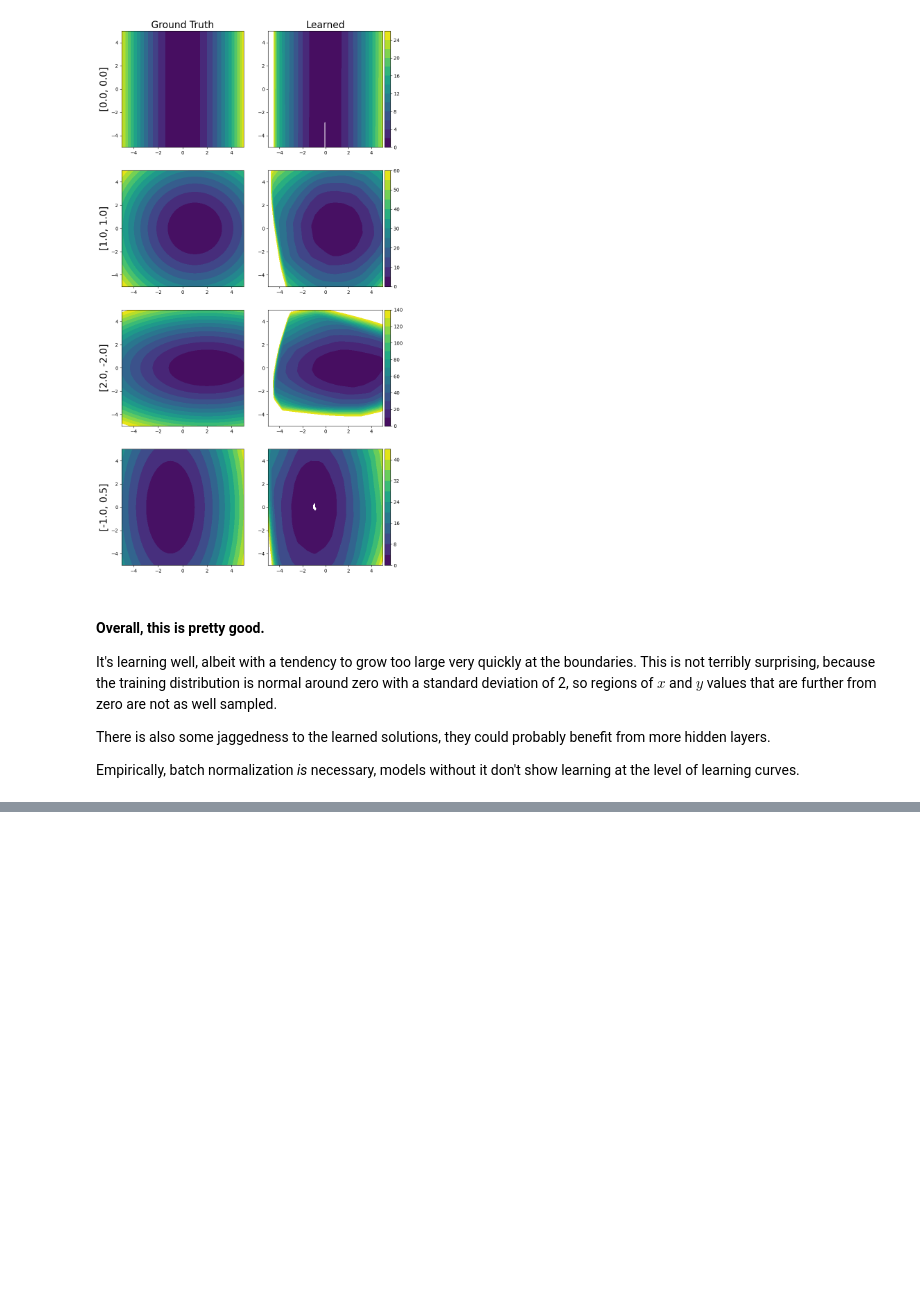
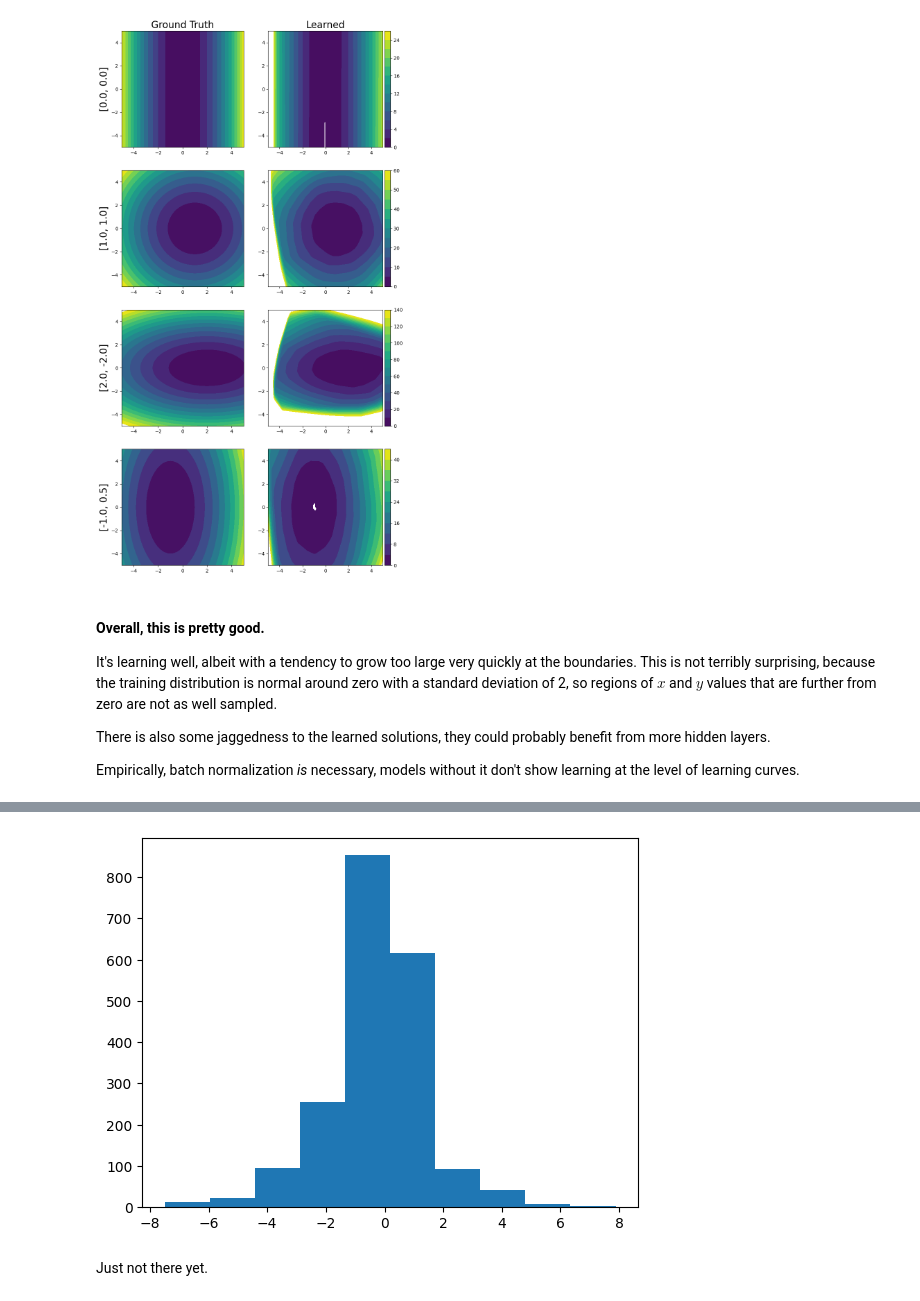
Before and after one commit to lrast/paperReproductions, a Jupyter notebook: inputConvexNeuralNetworks/DevelopmentTests.ipynb, the cells around one changed output, grey strips where cells are left out. Saved outputs shown, nothing was run; the diff lists cells and outputs as text; code cells hidden in the pictures; blank space fills up the shorter version.

```diff
--- a/inputConvexNeuralNetworks/DevelopmentTests.ipynb
+++ b/inputConvexNeuralNetworks/DevelopmentTests.ipynb
@@ -201,0 +224,9 @@ Empirically, batch normalization _is_ necessary, models without it don't show le
+# %%
+model.hparams.optimizationSteps = 100
+model.hparams.stepSize=0.01
+
+plt.hist( (model.forward(xs) - xs).reshape(-1).detach() );
+# %% [output]
+[figure, added]
+# %% [markdown]
+Just not there yet.
```
Also changed, not shown: parts of 5 cells of this notebook, 3 other files.
